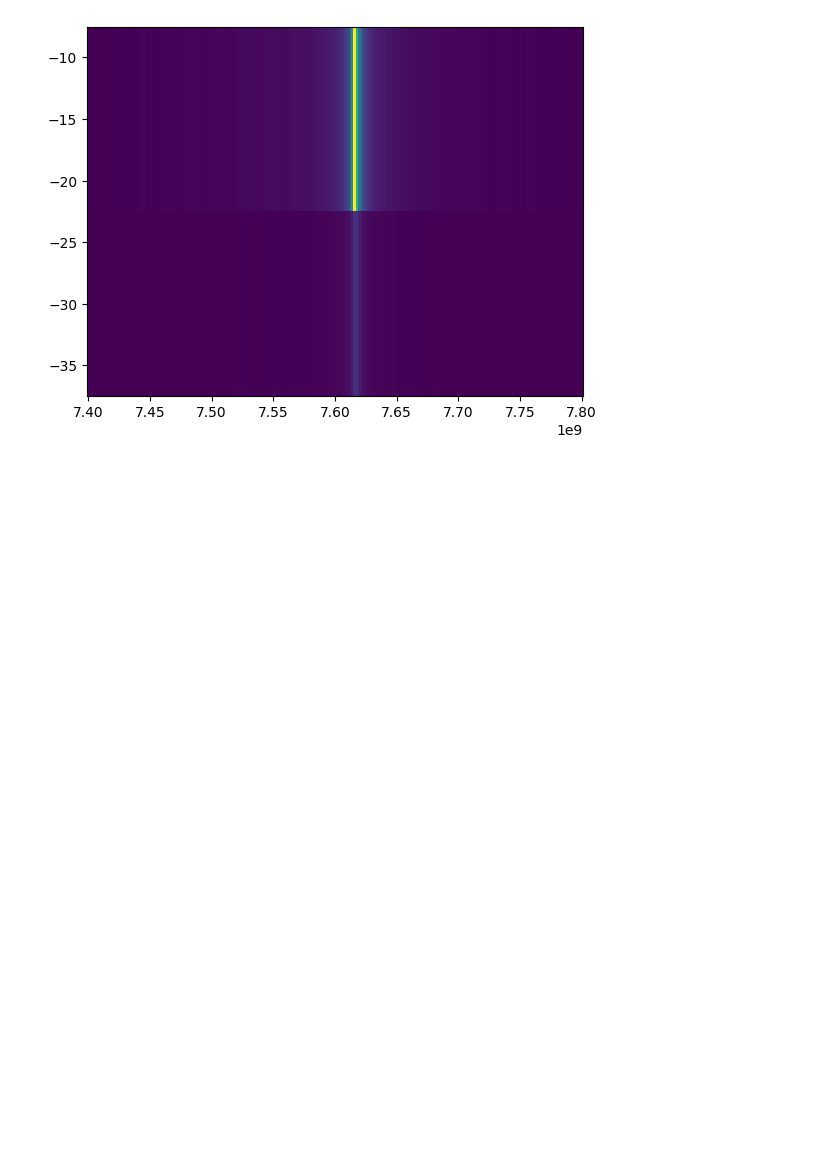
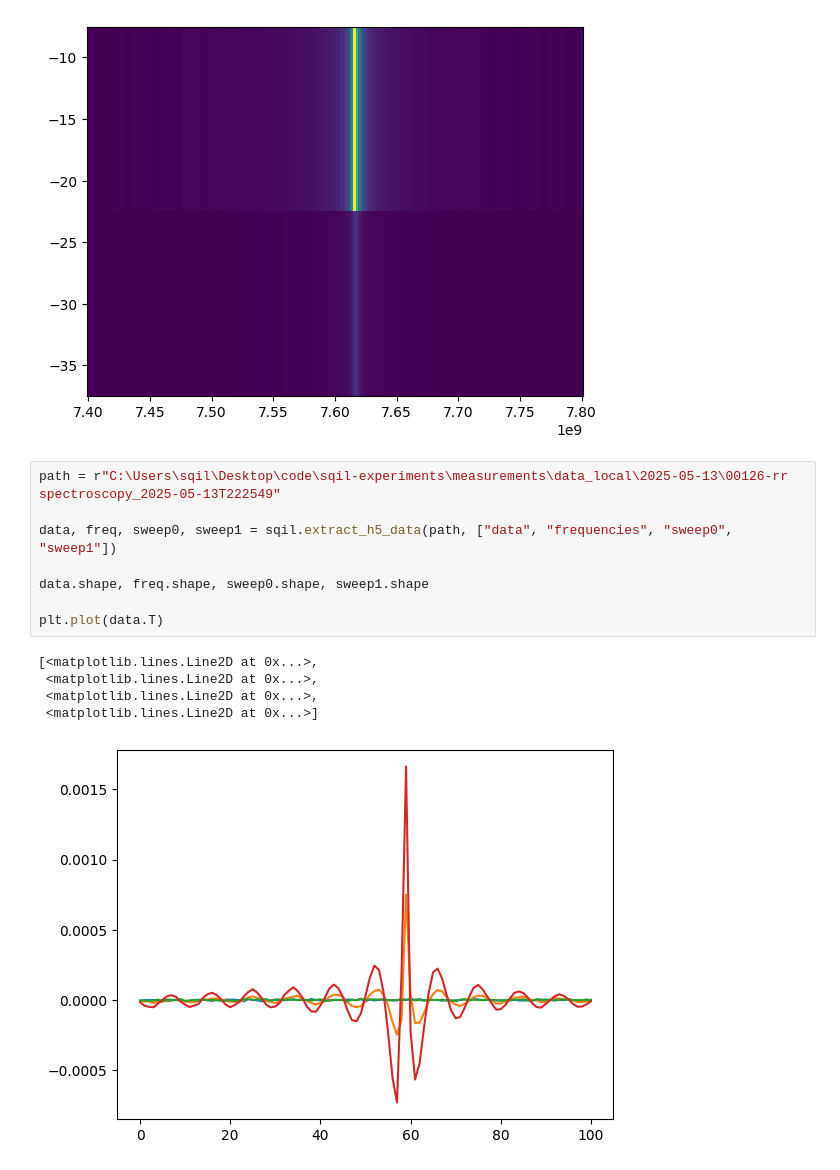
Before and after one commit to SQIL-EPFL/sqil-experiments, a Jupyter notebook: measurements/measure.ipynb, the cells around one changed output. Cells and saved outputs as stored; diff of their text form; blank space fills up the shorter version.

```diff
--- a/measurements/measure.ipynb
+++ b/measurements/measure.ipynb
@@ -75,3 +100,17 @@ print(freq[0].shape, sweep.shape, data.shape)
 # %% [output]
 (201,) (2,) (2, 201)
 [figure]
+# %%
+path = r"C:\Users\sqil\Desktop\code\sqil-experiments\measurements\data_local\2025-05-13\00126-rr spectroscopy_2025-05-13T222549"
+
+data, freq, sweep0, sweep1 = sqil.extract_h5_data(path, ["data", "frequencies", "sweep0", "sweep1"])
+
+data.shape, freq.shape, sweep0.shape, sweep1.shape
+
+plt.plot(data.T)
+# %% [output]
+[<matplotlib.lines.Line2D at 0x...>,
+ <matplotlib.lines.Line2D at 0x...>,
+ <matplotlib.lines.Line2D at 0x...>,
+ <matplotlib.lines.Line2D at 0x...>]
+[figure, added]
```
Also changed, not shown: parts of 2 cells of this notebook, 1 other file.
